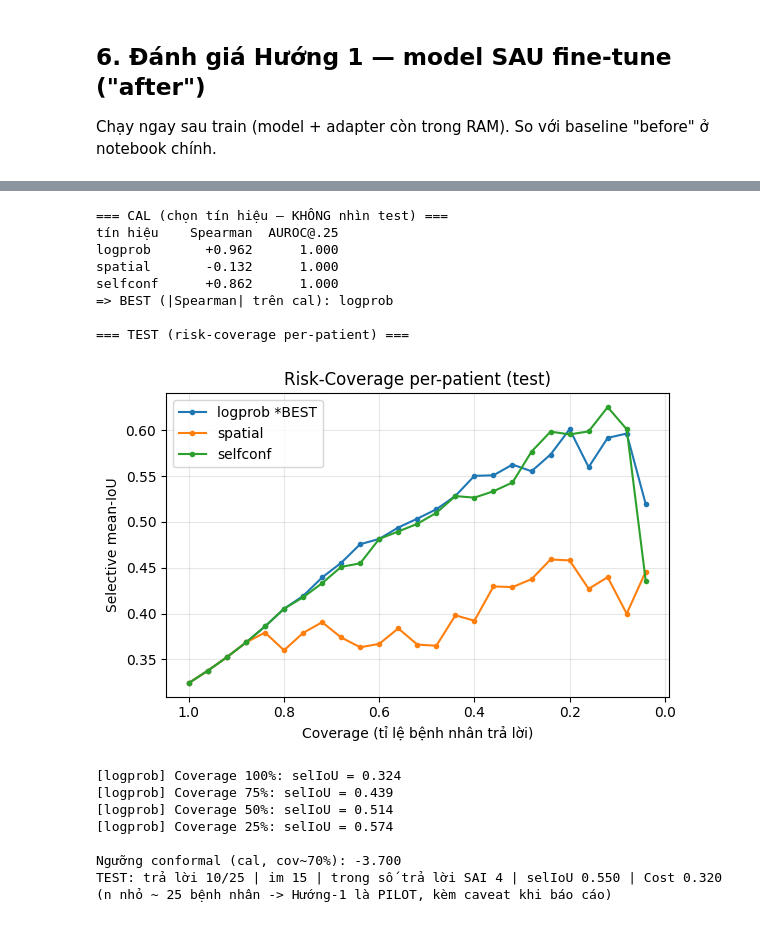
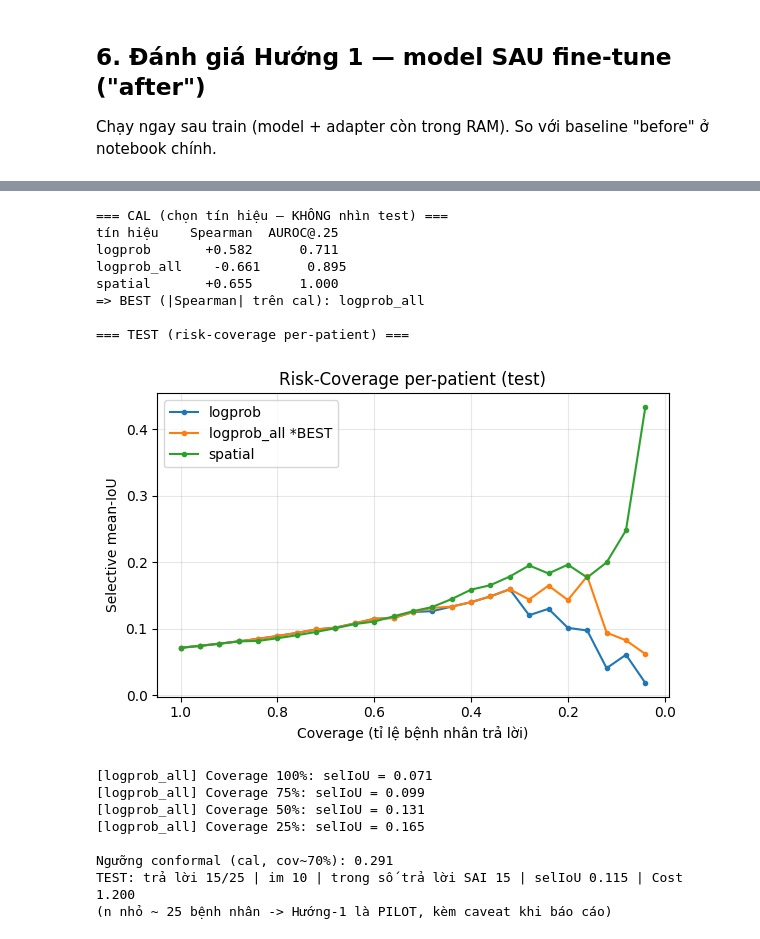
Before and after one commit to HatDuaa/medrega-liver-seminar, a Jupyter notebook: seminar/code/medrega_finetune.ipynb, the cells around one changed output, grey strips where cells are left out. Drawn from its saved outputs; the diff is of its cells as text; code cells hidden in the pictures.

```diff
--- a/seminar/code/medrega_finetune.ipynb
+++ b/seminar/code/medrega_finetune.ipynb
@@ -81,7 +81,11 @@ IOU_CORRECT = 0.5             # ngưỡng IoU coi là đúng
 EVAL_LIMIT  = None              # số ảnh test chạy ở phần đánh giá (None = hết)
 MAX_NEW_TOKENS = 192           # số token tối đa model sinh (box ngắn, 64 đủ) — dùng ở cell kiểm tra cuối
 SEED        = 0
-RUN_NAME    = "gemma4_v3"      # <<< TÊN LẦN TRAIN — ĐỔI mỗi lần train MỚI để không ghi đè checkpoint cũ
+RUN_NAME    = "gemma4_v4_binary_loss"   # <<< folder ckpt + tên JSON lần này (BCE-head). ĐỔI mỗi lần train MỚI
+# --- Núm loss chống LƯỜI DETECT (recall thấp). λ = núm điều khiển DUY NHẤT: FP bùng -> HẠ λ ---
+W_POS, W_NEG = 1.5, 1.0       # CE-weight gần trung tính (BCE-head mới là cơ chế chính)
+LAMBDA_BCE   = 2.0            # trọng số BCE-head (phạt thẳng quyết định detect)
+BCE_POS_W    = 1.5            # trọng số vế DƯƠNG trong BCE (kéo recall; vế âm = van an toàn FP)
 
 DEVICE = "cuda" if torch.cuda.is_available() else "cpu"
 random.seed(SEED); np.random.seed(SEED); torch.manual_seed(SEED)
@@ -316,6 +365,8 @@ def build_train_example(rec, processor, do_augment=None):
     labels[:, :prompt["input_ids"].shape[1]] = -100
     out = dict(full); out["labels"] = labels
     out["_is_pos"] = torch.tensor([1.0 if boxes else 0.0])
+    _first = (labels[0] != -100).nonzero()                  # vị trí token ĐẦU phần đáp án
+    out["_detect_pos"] = torch.tensor([int(_first[0])])     # cho BCE-head (quyết định detect vs No)
     return out
 
 print("Format MULTI-BOX + AUGMENT (train) sẵn sàng. AUGMENT =", AUGMENT)
@@ -779,7 +963,10 @@ def micro_recall_prec(rows, th):
     npr = sum(len(r["pred_boxes"]) for r in rows)
     return (tp / ngt if ngt else 0.0, tp / npr if npr else 0.0)
 
-print(f"[per-slice DƯƠNG] {len(pos)} lát | mean matched-IoU {np.mean([r['miou'] for r in pos]):.3f}")
+def _pen_iou(r):                            # mẫu số = max(số ổ GT, số box đoán) -> PHẠT thiếu/thừa box
+    d = max(len(r["gt_boxes"]), len(r["pred_boxes"]));  return (sum(r["matched"]) / d) if d else 0.0
+print(f"[per-slice DƯƠNG] {len(pos)} lát | IoU(cặp ghép) {np.mean([r['miou'] for r in pos]):.3f}"
+      f" | IoU(phạt thiếu box) {np.mean([_pen_iou(r) for r in pos]):.3f}")
 print("   (recall = % ổ u bắt được; precision = % box đoán đúng)")
 for th in THRS:
     rc, pr = micro_recall_prec(pos, th)
@@ -812,6 +999,11 @@ print(f"\n[Phân tầng] 1-ổ: {len(single)} lát, mean-IoU {np.mean(single) if
 # ca ÂM: bịa box (FP) — phần thêm của mình, paper không có
 if neg:
     fp = sum(len(r["pred_boxes"]) > 0 for r in neg)
-    print(f"\n[ÂM] {len(neg)} lát | im đúng {len(neg)-fp} | BỊA box (FP) {fp} ({fp/len(neg):.0%})")
+    print(f"\n[ÂM per-slice] {len(neg)} lát | im đúng {len(neg)-fp} | BỊA box (FP) {fp} ({fp/len(neg):.0%})")
+    nbp = defaultdict(list)                 # per-patient (đơn vị độc lập, đúng quy ước per-patient)
+    for r in neg: nbp[r["pid"]].append(r)
+    pat_fp = np.array([any(len(x["pred_boxes"]) > 0 for x in rs) for rs in nbp.values()], float)
+    flo, fhi = boot_ci(pat_fp)
+    print(f"[ÂM per-patient] {len(nbp)} bệnh nhân có lát âm | có >=1 FP: {pat_fp.mean():.0%} | CI95 [{flo:.2f}, {fhi:.2f}]")
     print("   (lưu ý: lát âm từ bệnh nhân CÓ u -> đây là phân biệt lát-có/không-u, KHÔNG phải specificity lâm sàng)")
 # %% [output]
@@ -860,7 +1063,28 @@ from collections import defaultdict
 from scipy.stats import spearmanr
 from sklearn.metrics import roc_auc_score
 IOU_CORRECT = globals().get("IOU_CORRECT", 0.5); COST_WRONG = 2.0; TARGET_COVERAGE = 0.7
-SIGNALS = ["logprob", "spatial", "selfconf"]
+SIGNALS = ["logprob", "logprob_all", "spatial"]   # logprob (chỉ chữ số) vs logprob_all (MỌI token) -> DEBUG cú lật dấu
+
+def _spatial_from_gens(gens):
+    """Nhất quán không gian = TB set-IoU từng cặp lần đoán (rỗng-rỗng = 0, không thưởng sót-nhất-quán)."""
+    sets = [g.get("boxes", []) for g in gens]
+    pair = []
+    for i in range(len(sets)):
+        for j in range(i + 1, len(sets)):
+            mi, na, nb = match_boxes(sets[i], sets[j])
+            pair.append(float(np.sum(mi) / max(na, nb)) if mi else 0.0)
+    return float(np.mean(pair)) if pair else 0.0
+def _lp_from_tokens(toks, digits_only=True):
+    lps = [t["lp"] for t in toks if ((t["tok"].strip().isdigit()) if digits_only else True)]
+    return float(np.mean(lps)) if lps else -10.0
+for r in rows_eval + cal_eval:              # TÍNH SAU từ raw gens (JSON cũ không gens -> fallback số đã lưu)
+    g0 = (r.get("gens") or [{}])[0]; toks = g0.get("tokens")
+    if toks is not None:
+        r["logprob"]     = _lp_from_tokens(toks, True)    # chỉ token chữ số (toạ độ)
+        r["logprob_all"] = _lp_from_tokens(toks, False)   # MỌI token (bản cũ nghi bug)
+    else:
+        r["logprob_all"] = r.get("logprob", -10.0)
+    r["spatial"] = _spatial_from_gens(r["gens"]) if r.get("gens") else r.get("spatial", 0.0)
 
 for r in cal_eval:                          # bảo đảm miou có trên cal
     mm = match_boxes(r["pred_boxes"], r["gt_boxes"])[0]
@@ -894,45 +1118,45 @@ BEST = max(valid, key=lambda k: abs(chosen[k]["rho"])) if valid else "spatial"
 print(f"=> BEST (|Spearman| trên cal): {BEST}")
 
 # --- TEST: risk-coverage CẢ 3 tín hiệu ---
 print("\n=== TEST (risk-coverage per-patient) ===")
 n = len(T_iou); plt.figure(figsize=(6, 4))
 for k in SIGNALS:
     sig = chosen[k]["sign"] * T_sig[k]; order = np.argsort(-sig)
     cov = [(i + 1) / n for i in range(n)]; sel = [T_iou[order[:i + 1]].mean() for i in range(n)]
     plt.plot(cov, sel, marker="o", ms=3, label=k + (" *BEST" if k == BEST else ""))
 plt.gca().invert_xaxis(); plt.xlabel("Coverage (tỉ lệ bệnh nhân trả lời)")
 plt.ylabel("Selective mean-IoU"); plt.title("Risk-Coverage per-patient (test)")
 plt.legend(); plt.grid(alpha=.3); plt.tight_layout(); plt.show()
 sig = chosen[BEST]["sign"] * T_sig[BEST]; order = np.argsort(-sig)
 for c in [1.0, .75, .5, .25]:
     kk = max(1, int(c * n)); print(f"[{BEST}] Coverage {c:.0%}: selIoU = {T_iou[order[:kk]].mean():.3f}")
 
 # --- Conformal: ngưỡng đặt trên CAL, áp TEST ---
 csig = chosen[BEST]["sign"] * C_sig[BEST]
 thr = float(np.quantile(csig, 1 - TARGET_COVERAGE))
 tsig = chosen[BEST]["sign"] * T_sig[BEST]
 ans = tsig >= thr; selia = T_iou[ans]; wrong = int(np.sum(selia < IOU_CORRECT))
 print(f"\nNgưỡng conformal (cal, cov~{TARGET_COVERAGE:.0%}): {thr:.3f}")
 print(f"TEST: trả lời {int(ans.sum())}/{n} | im {int((~ans).sum())} | trong số trả lời SAI {wrong} | "
       f"selIoU {np.mean(selia) if len(selia) else float('nan'):.3f} | Cost {wrong*COST_WRONG/max(n,1):.3f}")
 print("(n nhỏ ~", n, "bệnh nhân -> Hướng-1 là PILOT, kèm caveat khi báo cáo)")
 # %% [output]
 === CAL (chọn tín hiệu — KHÔNG nhìn test) ===
 tín hiệu    Spearman  AUROC@.25
-logprob       +0.962      1.000
-spatial       -0.132      1.000
-selfconf      +0.862      1.000
-=> BEST (|Spearman| trên cal): logprob
+logprob       +0.582      0.711
+logprob_all    -0.661      0.895
+spatial       +0.655      1.000
+=> BEST (|Spearman| trên cal): logprob_all
 
 === TEST (risk-coverage per-patient) ===
-[figure, old version]
+[figure, new version]
-[logprob] Coverage 100%: selIoU = 0.324
-[logprob] Coverage 75%: selIoU = 0.439
-[logprob] Coverage 50%: selIoU = 0.514
-[logprob] Coverage 25%: selIoU = 0.574
+[logprob_all] Coverage 100%: selIoU = 0.071
+[logprob_all] Coverage 75%: selIoU = 0.099
+[logprob_all] Coverage 50%: selIoU = 0.131
+[logprob_all] Coverage 25%: selIoU = 0.165
 
-Ngưỡng conformal (cal, cov~70%): -3.700
-TEST: trả lời 10/25 | im 15 | trong số trả lời SAI 4 | selIoU 0.550 | Cost 0.320
+Ngưỡng conformal (cal, cov~70%): 0.291
+TEST: trả lời 15/25 | im 10 | trong số trả lời SAI 15 | selIoU 0.115 | Cost 1.200
 (n nhỏ ~ 25 bệnh nhân -> Hướng-1 là PILOT, kèm caveat khi báo cáo)
 # %%
 # === Ngắt + xoá runtime Colab (dừng đốt CU). Chạy SAU KHI đã lưu xong. ===
```
Also changed, not shown: parts of 16 cells of this notebook, 4 other files.
